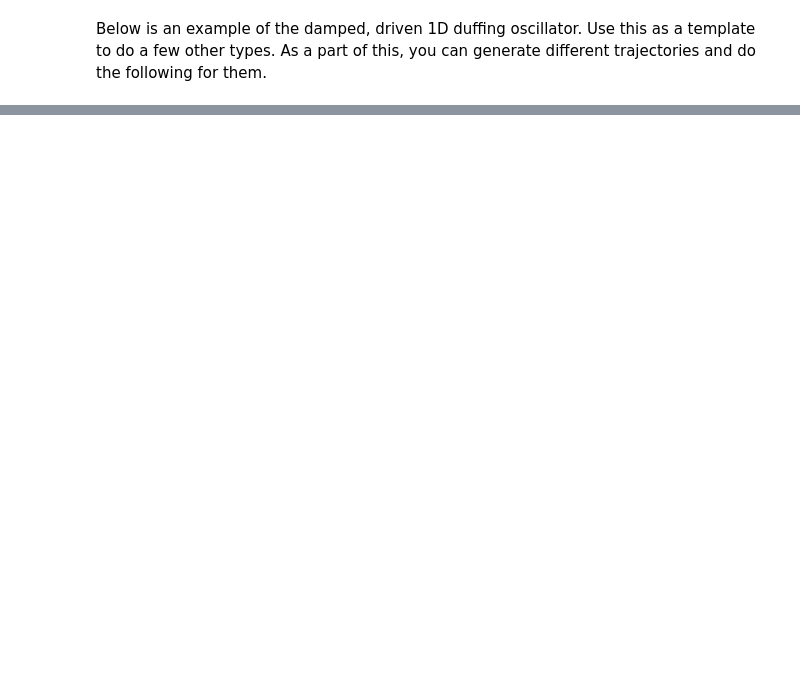
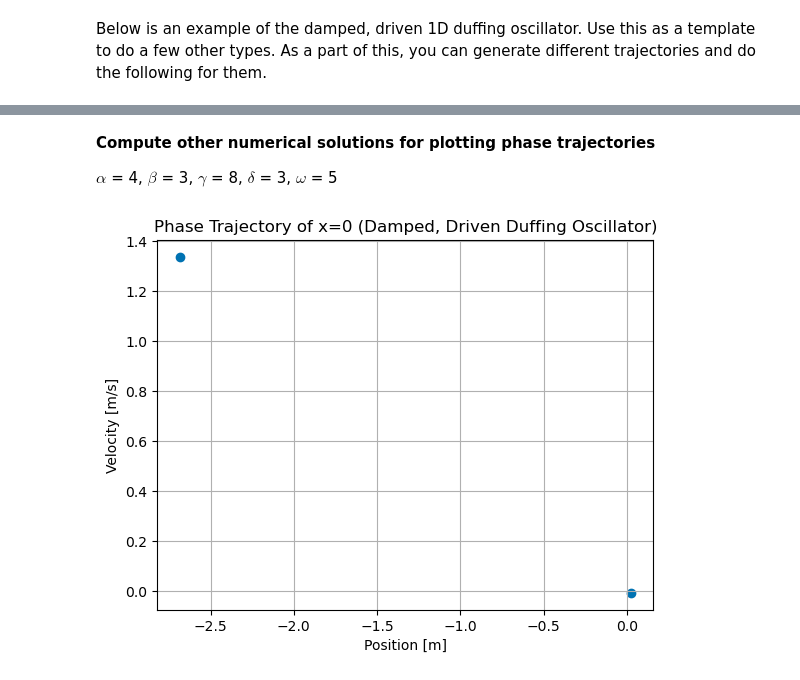
Before and after one commit to BruhddyTheThird/ProfCPisGoatedLib, a Jupyter notebook: Midterm 2 Files/Ex 1.ipynb, the cells around one changed output, grey strips where cells are left out. Drawn from its saved outputs; the diff is of its cells as text; code cells hidden in the pictures; blank space fills up the shorter version.

```diff
--- a/Midterm 2 Files/Ex 1.ipynb
+++ b/Midterm 2 Files/Ex 1.ipynb
@@ -453,0 +484,42 @@ plt.show()
+# %% [markdown]
+**Compute other numerical solutions for plotting phase trajectories**
+
+$\alpha$ = 4, $\beta$ = 3, $\gamma$ = 8, $\delta$ = 3, $\omega$ = 5
+# %%
+alpha10 = 4
+beta10 = 3
+delta10 = 3
+gamma11 = 8
+omega11 = 5
+
+def DO_d_d(t, y, alpha10, beta10, delta10, gamma11, omega11):  #ud_ud represents damped, undriven
+    x, v = y
+    return [v, -alpha10 * x - beta10 * x**3 - delta10 * v + gamma11 * np.cos(omega11 * t)]
+
+y0 = [1, 2]   #Initial conditions are chosen to be x_0=1m, v_0=2m/s
+t_span3 = np.linspace(0, 100, 10000)
+sol_d_d2 = solve_ivp(DO_d_d, (0,100), y0, args=(alpha10, beta10, delta10, gamma11, omega11), t_eval=t_span3)
+x4 = sol_d_d2.y[0]
+v4 = sol_d_d2.y[1]
+
+x4_2 = []
+for i in range(1,len(x4)):
+    x4_2.append(x4[i])
+x4_1 = []
+for i in range(0,len(x4)-1):
+    x4_1.append(x4[i])
+crosspoints2 = []
+for i in range(len(x4_1)):
+    if ((x4_2[i] >= 0 and x4_1[i] <=0) or
+        (x4_2[i]<=0 and x4_1[i] >= 0)):
+# This checks the x(t+1) crossing 0 with x(t).
+        crosspoints2.append([x4[i],v4[i]])
+
+plt.scatter(crosspoints2[:][0],crosspoints2[:][1])
+plt.xlabel('Position [m]')
+plt.ylabel('Velocity [m/s]')
+plt.title('Phase Trajectory of x=0 (Damped, Driven Duffing Oscillator)')
+plt.grid()
+plt.show()
+# %% [output]
+[figure, added]
```
Also changed, not shown: parts of 14 cells of this notebook.
